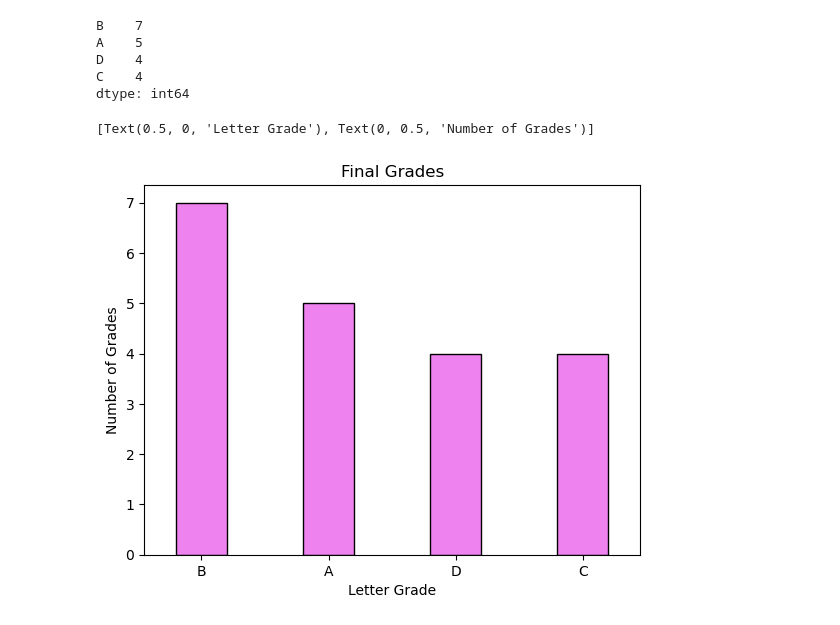
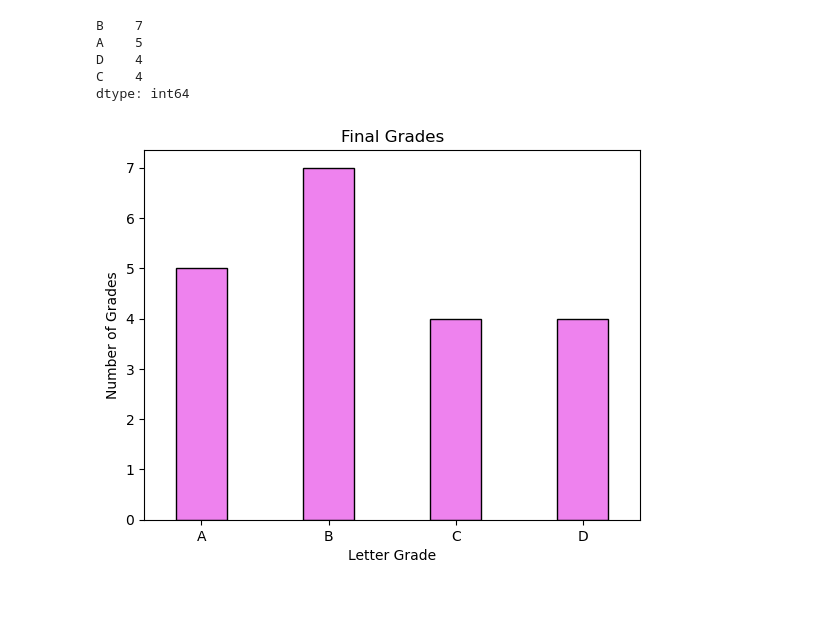
Before and after one commit to Keila-Camarillo/numpy-pandas-visualization-exercises, a Jupyter notebook: pandas_series.ipynb, the cells around one changed output. Saved outputs shown, nothing was run; the diff lists cells and outputs as text; code cells hidden in the pictures.

```diff
--- a/pandas_series.ipynb
+++ b/pandas_series.ipynb
@@ -543,7 +535,6 @@ C    4
 dtype: int64
 # %%
 # 6. Plot your new categorical letter_grades Series in a meaninful way and include a title and axis labels.
-letter_grades.plot.bar(title="Final Grades", rot=0, color="violet", ec="black", width=.4).set(xlabel="Letter Grade", ylabel="Number of Grades")
+letter_grade_graph = letter_grades.sort_index().plot.bar(title="Final Grades", rot=0, color="violet", ec="black", width=.4).set(xlabel="Letter Grade", ylabel="Number of Grades")
 # %% [output]
-[Text(0.5, 0, 'Letter Grade'), Text(0, 0.5, 'Number of Grades')]
-[figure, old version]
+[figure, new version]
```
Also changed, not shown: parts of 19 cells of this notebook.
